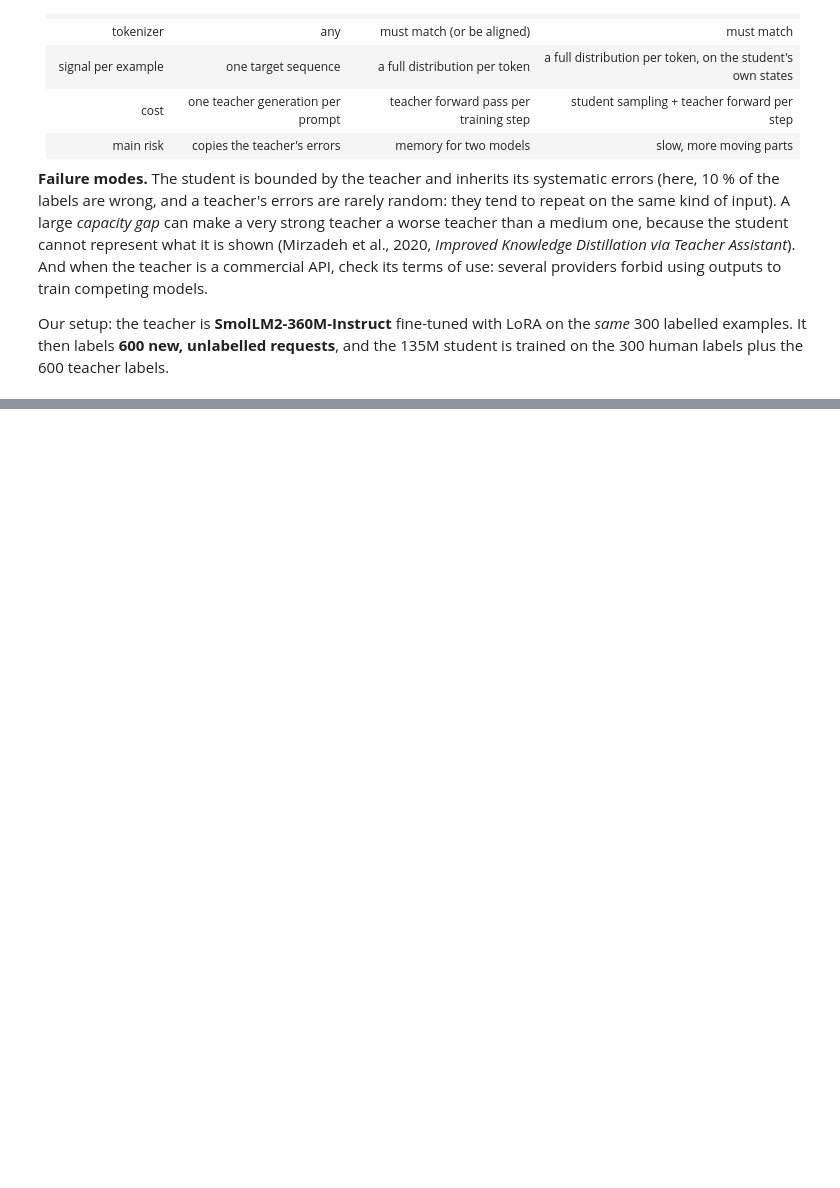
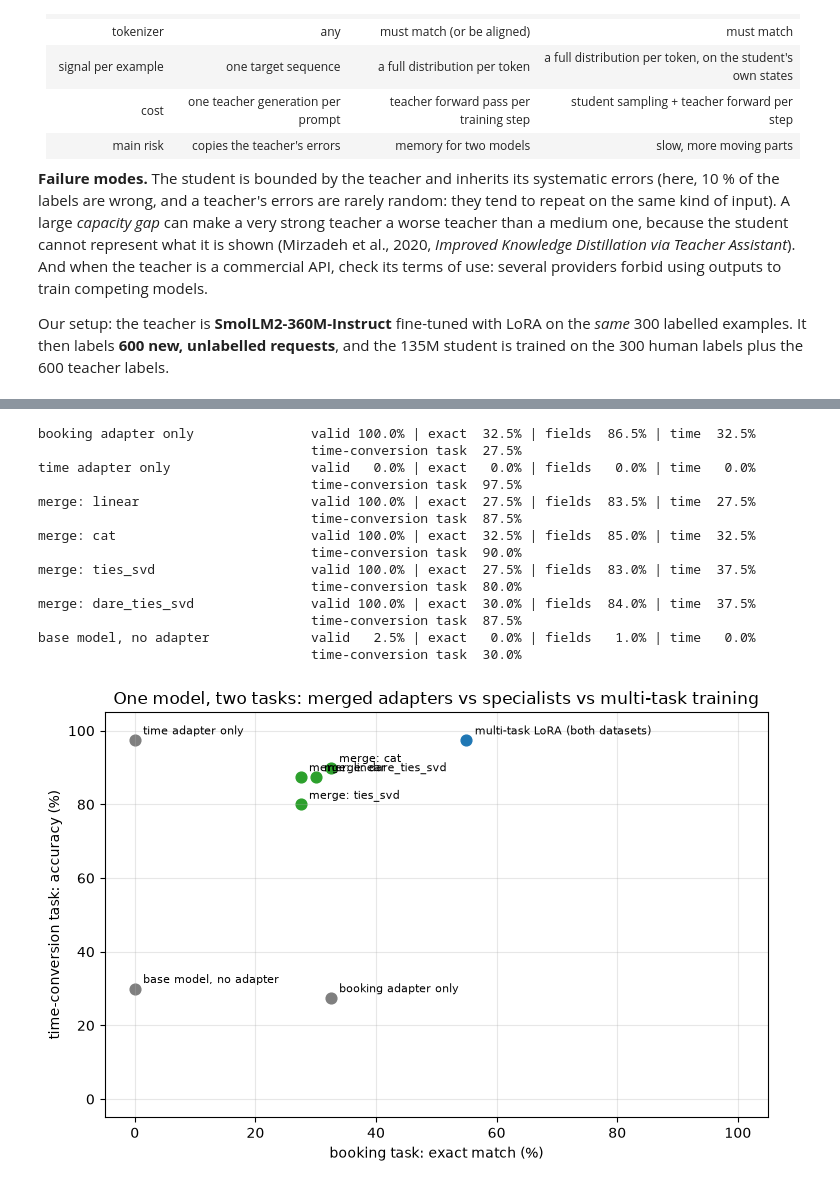
Before and after one commit to ZoodiacR/llm-edu-suite, a Jupyter notebook: notebooks/03_post_training/07_finetuning_sft_lora.ipynb, the cells around one changed output, grey strips where cells are left out. Saved outputs shown, nothing was run; the diff lists cells and outputs as text; code cells hidden in the pictures; blank space fills up the shorter version.

```diff
--- a/notebooks/03_post_training/07_finetuning_sft_lora.ipynb
+++ b/notebooks/03_post_training/07_finetuning_sft_lora.ipynb
@@ -775,0 +849,37 @@ With 40 test requests, each request is 2.5 points: treat differences of one or t
+# %%
+# The merges were computed in fp32; we evaluate in bf16 like every other model in this notebook (and it fits the VRAM budget).
+pm = pm.to(DTYPE); free()
+pm.set_adapter("booking"); both_tasks(pm, "booking adapter only")
+pm.set_adapter("time");    both_tasks(pm, "time adapter only")
+for method in METHODS:
+    pm.set_adapter(method); both_tasks(pm, f"merge: {method}")
+with pm.disable_adapter():
+    both_tasks(pm, "base model, no adapter")
+del pm; free()
+
+names = list(MERGE)
+fig, ax = plt.subplots(figsize=(7.5, 5))
+for n in names:
+    x, y = 100 * MERGE[n]["exact"], 100 * MERGE[n]["time_task"]
+    ax.scatter(x, y, s=60, color="tab:green" if n.startswith("merge") else "tab:blue" if "multi" in n else "tab:gray")
+    ax.annotate(n, (x, y), textcoords="offset points", xytext=(6, 4), fontsize=8)
+ax.set_xlabel("booking task: exact match (%)"); ax.set_ylabel("time-conversion task: accuracy (%)")
+ax.set_xlim(-5, 105); ax.set_ylim(-5, 105); ax.grid(alpha=.3)
+ax.set_title("One model, two tasks: merged adapters vs specialists vs multi-task training")
+plt.tight_layout(); plt.show()
+# %% [output]
+booking adapter only               valid 100.0% | exact  32.5% | fields  86.5% | time  32.5%
+                                   time-conversion task  27.5%
+time adapter only                  valid   0.0% | exact   0.0% | fields   0.0% | time   0.0%
+                                   time-conversion task  97.5%
+merge: linear                      valid 100.0% | exact  27.5% | fields  83.5% | time  27.5%
+                                   time-conversion task  87.5%
+merge: cat                         valid 100.0% | exact  32.5% | fields  85.0% | time  32.5%
+                                   time-conversion task  90.0%
+merge: ties_svd                    valid 100.0% | exact  27.5% | fields  83.0% | time  37.5%
+                                   time-conversion task  80.0%
+merge: dare_ties_svd               valid 100.0% | exact  30.0% | fields  84.0% | time  37.5%
+                                   time-conversion task  87.5%
+base model, no adapter             valid   2.5% | exact   0.0% | fields   1.0% | time   0.0%
+                                   time-conversion task  30.0%
+[figure, added]
```
Also changed, not shown: parts of 20 cells of this notebook, 21 other files.
